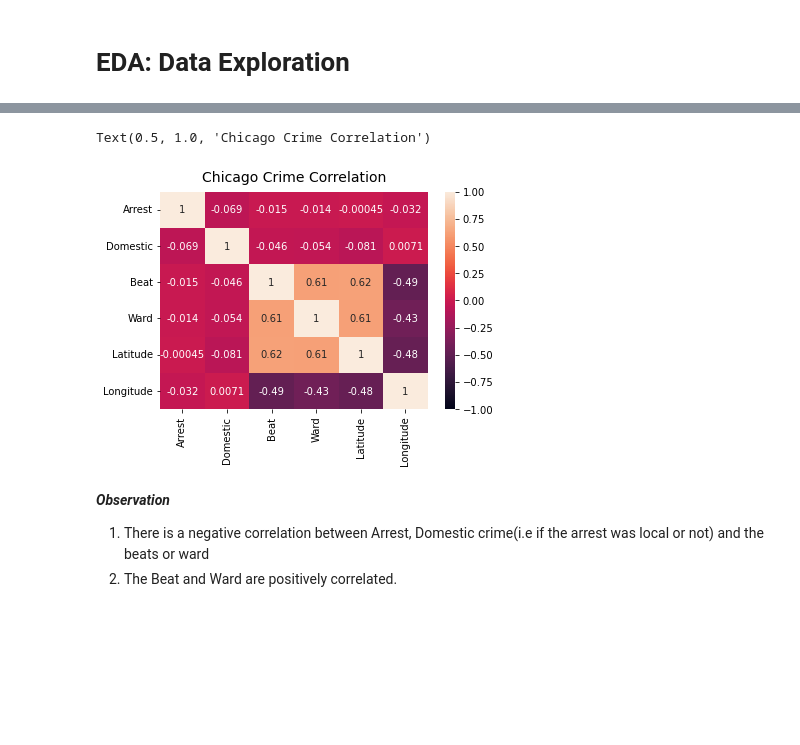
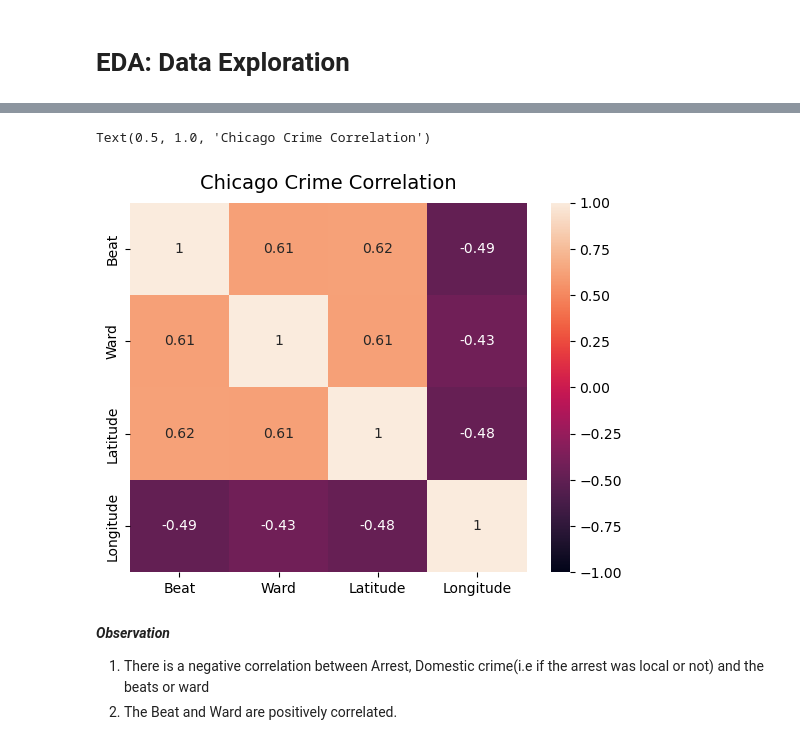
Before and after one commit to Antidote-cyber/Learning-Circle-24-EDA-On-Chicago-Crime-Dataset, a Jupyter notebook: EDA on chicago crime data.ipynb, the cells around one changed output, grey strips where cells are left out. Cells and saved outputs as stored; diff of their text form; code cells hidden in the pictures; blank space fills up the shorter version.

Commit message:
Update EDA on chicago crime data.ipynb
1. Removed datetime_is_numeric=True due to version differences.
2. performed correlation on only numeric columns

```diff
--- a/EDA on chicago crime data.ipynb
+++ b/EDA on chicago crime data.ipynb
@@ -459,0 +495,6 @@ ValueError: could not convert string to float: 'CRIMINAL DAMAGE'
+# %%
+# Select only numeric columns
+numeric_columns = chicago_crime_df.select_dtypes(include=['number'])
+
+# Calculate correlation
+numeric_columns.corr()
@@ -460,10 +507,10 @@ ValueError: could not convert string to float: 'CRIMINAL DAMAGE'
 # %%
 #plot a heatmap showing correlation
-heatmap = sns.heatmap(chicago_crime_df.corr(), vmin=-1, annot=True)
+heatmap = sns.heatmap(numeric_columns.corr(), vmin=-1, annot=True)
 heatmap.set_title('Chicago Crime Correlation', fontdict={'fontsize':14}, pad=10)
 # %% [output]
 Text(0.5, 1.0, 'Chicago Crime Correlation')
-[figure, old version]
+[figure, new version]
 # %% [markdown]
 **_Observation_**
 1. There is a negative correlation between Arrest, Domestic crime(i.e if the arrest was local or not) and the beats or ward
```
Also changed, not shown: parts of 16 cells of this notebook.
